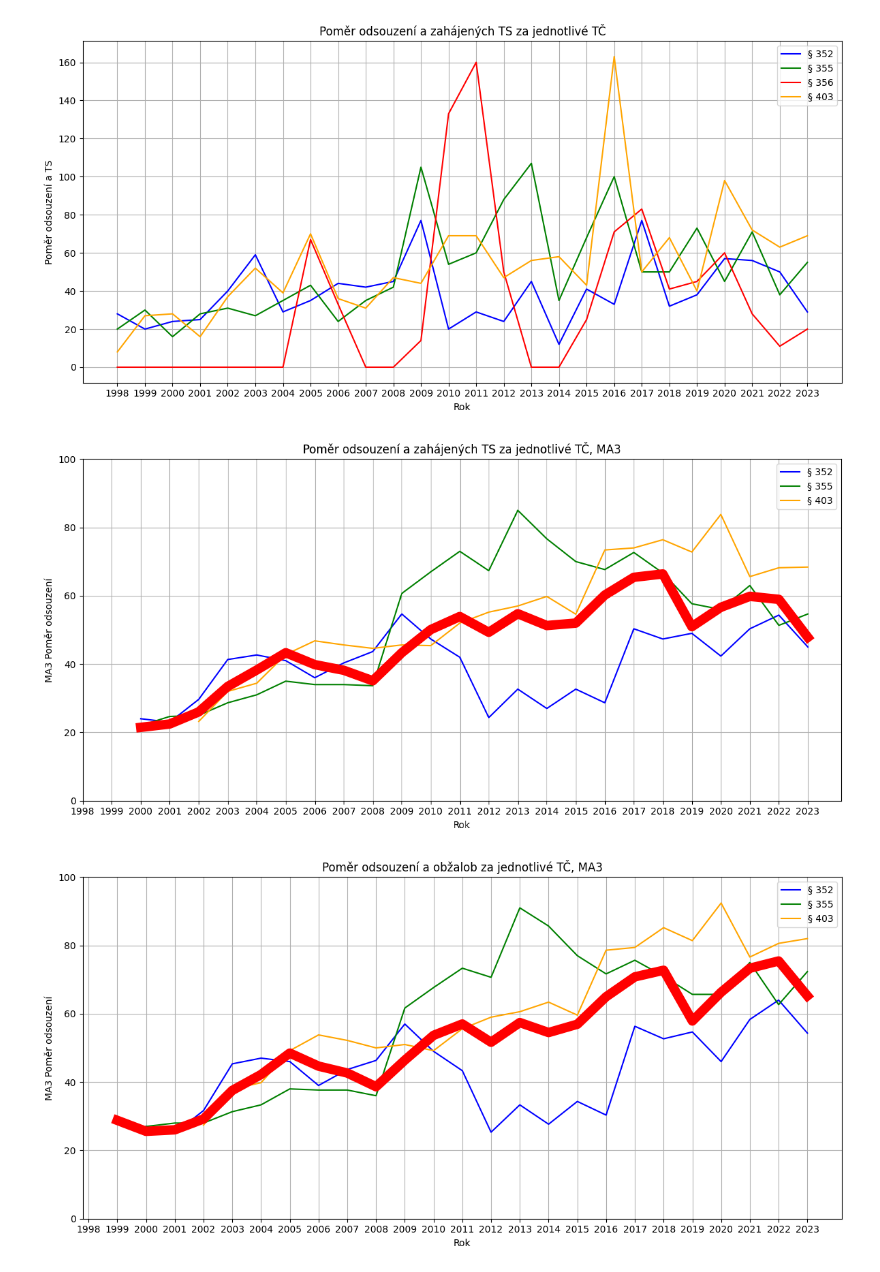
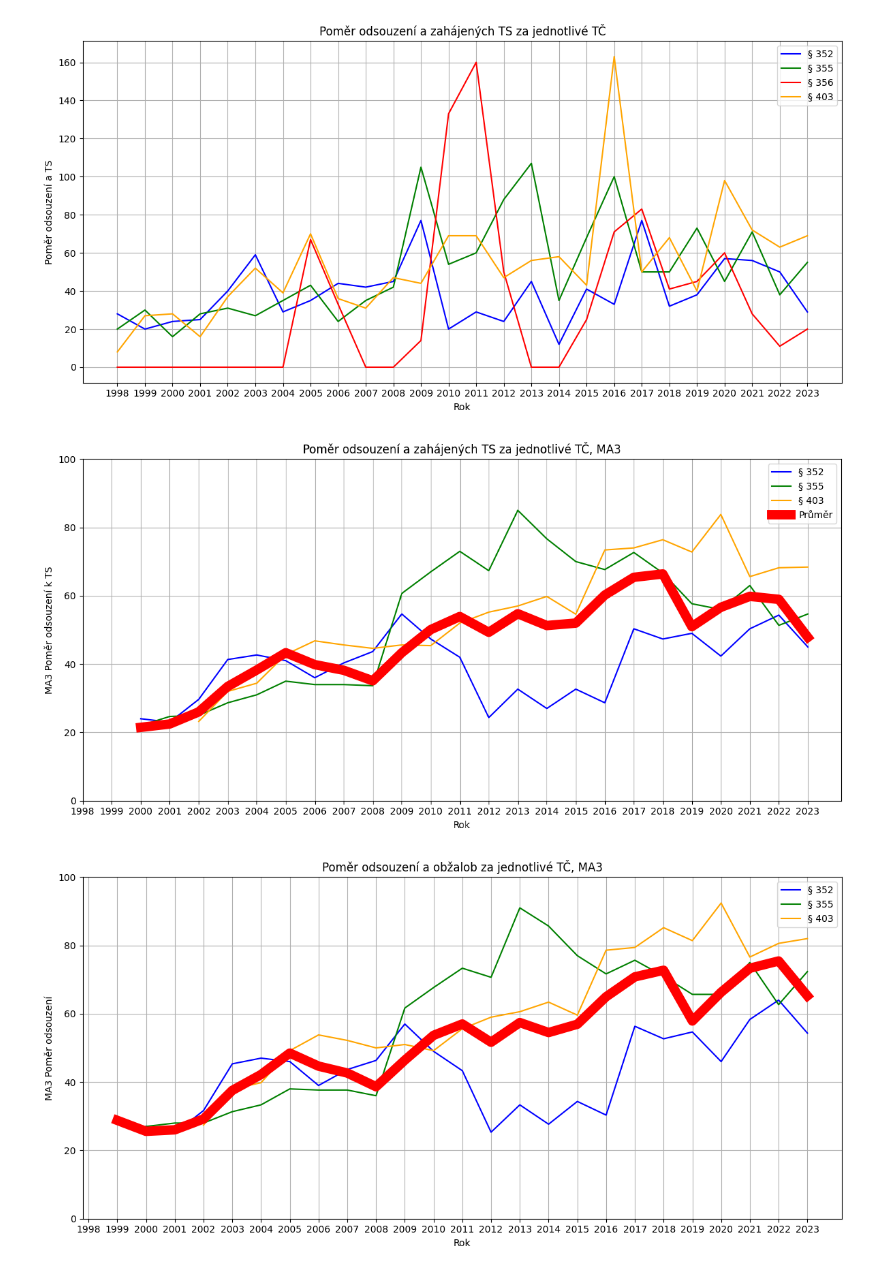
Before and after one commit to DamiTheCraftyPythonista/Thesis, a Jupyter notebook: Hate_crimes_CZ.ipynb, the cells around one changed output. Drawn from its saved outputs; the diff is of its cells as text; code cells hidden in the pictures.

```diff
--- a/Hate_crimes_CZ.ipynb
+++ b/Hate_crimes_CZ.ipynb
@@ -374,36 +376,36 @@ plt.show()
 # %%
 df_352['MA3_%Ods.'] = df_352['%Ods.'].rolling(window=3).mean()
 df_355['MA3_%Ods.'] = df_355['%Ods.'].rolling(window=3).mean()
 df_356['MA3_%Ods.'] = df_356['%Ods.'].rolling(window=3).mean()
 df_403_404['MA3_%Ods.'] = df_403_404['%Ods.'].rolling(window=5).mean()
 
 plt.figure(figsize=(12, 6))
 
 colors = {
     '§ 352': 'blue',
     '§ 355': 'green',
     '§ 356': 'red',
     '§ 403': 'orange',
 }
 
 plt.plot(df_352['rok'], df_352['MA3_%Ods.'], color=colors['§ 352'], linestyle='-', label='§ 352')
 plt.plot(df_355['rok'], df_355['MA3_%Ods.'], color=colors['§ 355'], linestyle='-', label='§ 355')
 # plt.plot(df_356['rok'], df_356['MA3_%Ods.'], color=colors['§ 356'], linestyle='-', label='§ 356')
 plt.plot(df_403_404['rok'], df_403_404['MA3_%Ods.'], color=colors['§ 403'], linestyle='-', label='§ 403')
-plt.plot(data_ods['rok'], data_ods['% Ods. (3-rolling)'], color='red', linewidth=10)
+plt.plot(data_ods['rok'], data_ods['% Ods. (3-rolling)'], color='red', linewidth=10, label='Průměr')
 
 plt.title('Poměr odsouzení a zahájených TS za jednotlivé TČ, MA3')
 plt.xlabel('Rok')
-plt.ylabel('MA3 Poměr odsouzení')
+plt.ylabel('MA3 Poměr odsouzení k TS')
 plt.xticks(df_352['rok'])
 plt.ylim(0, 100)
 plt.grid()
 plt.legend()
 plt.tight_layout()
 
 plt.show()
 # %% [output]
-[figure, old version]
+[figure, new version]
 # %%
 df_352['MA3_%Obž_ods'] = df_352['%Obž_ods'].rolling(window=3).mean()
 df_355['MA3_%Obž_ods'] = df_355['%Obž_ods'].rolling(window=3).mean()
```
Also changed, not shown: parts of 2 cells of this notebook.
